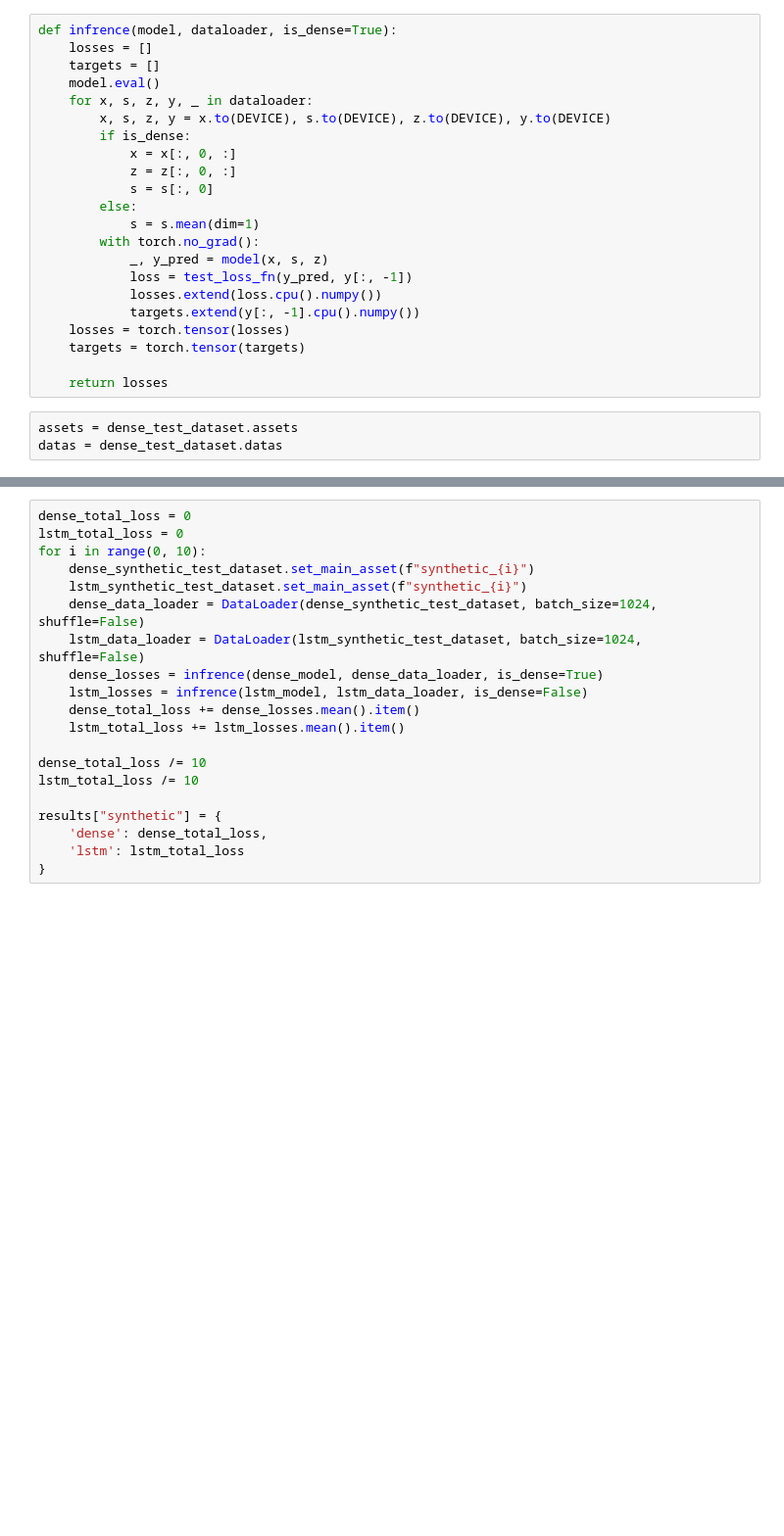
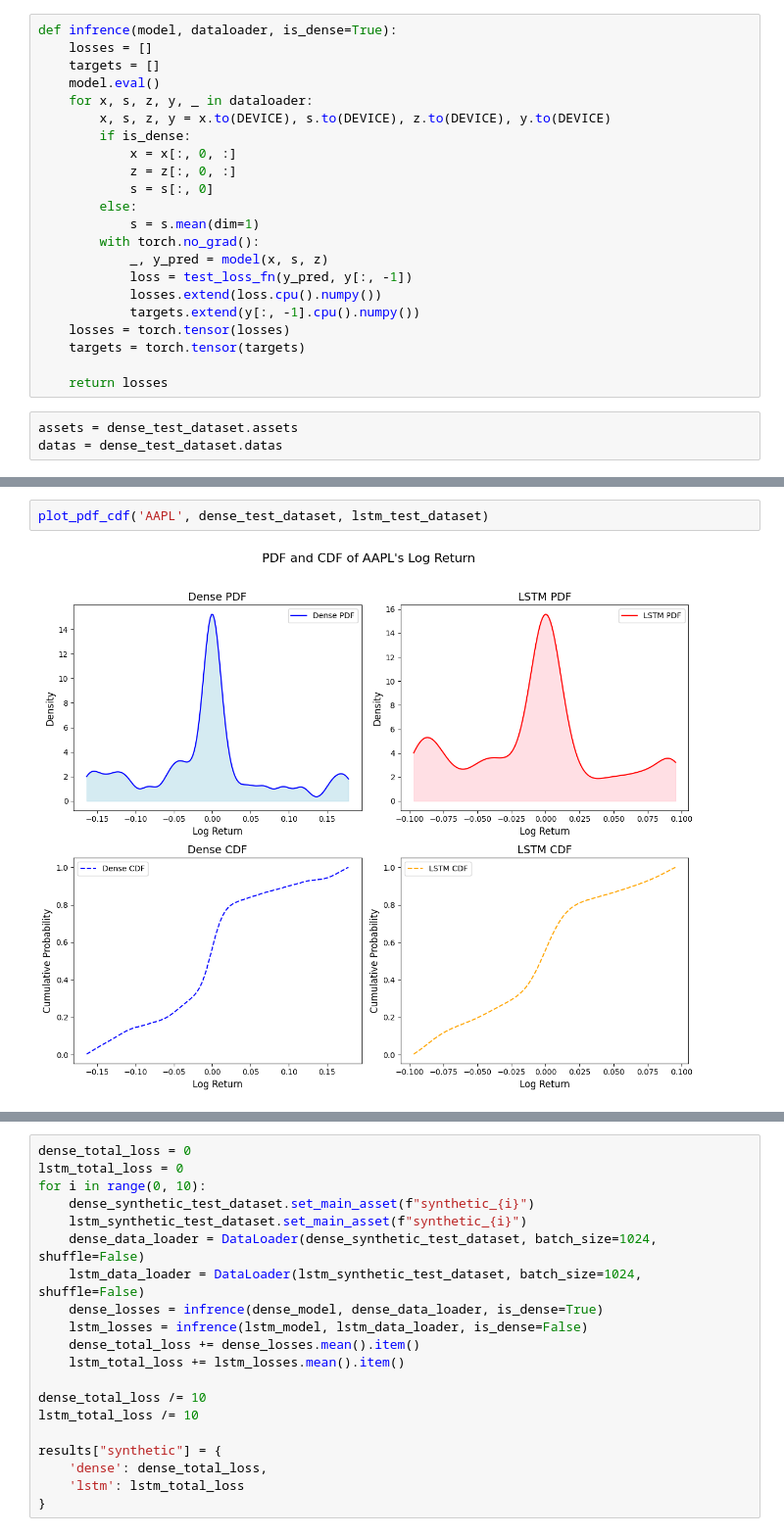
Before and after one commit to izzak98/dist-pred, a Jupyter notebook: results.ipynb, the cells around one changed output, grey strips where cells are left out. Shown: that part at 98% size. Saved outputs shown, nothing was run; the diff lists cells and outputs as text; blank space fills up the shorter version.

```diff
--- a/results.ipynb
+++ b/results.ipynb
@@ -223,3 +326,7 @@ Total Mean        0.5706  0.5563                     0.0143
+# %%
+plot_pdf_cdf('AAPL', dense_test_dataset, lstm_test_dataset)
+# %% [output]
+[figure, added]
 # %%
 dense_synthetic_test_dataset, lstm_synthetic_test_dataset = get_test_synthetic_dataset(dense_normalazation_window, lstm_normalazation_window, 1000, 0.7)
 # %% [output]
```
Also changed, not shown: parts of 12 cells of this notebook, 12 other files.
